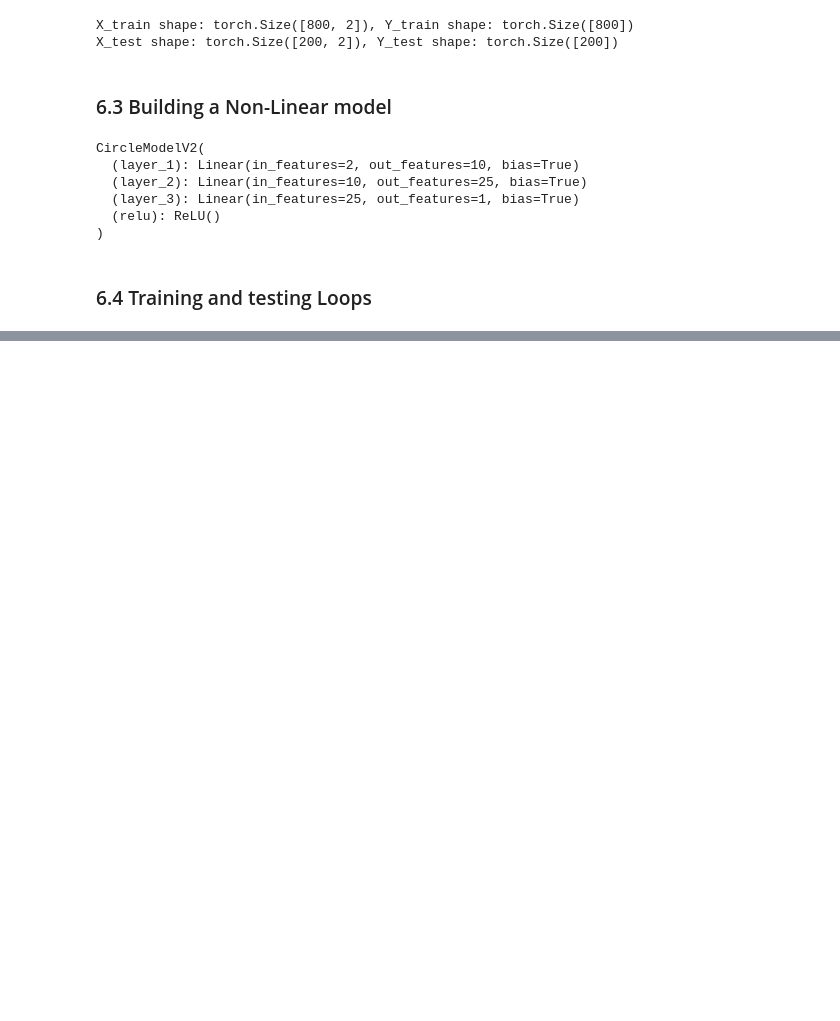
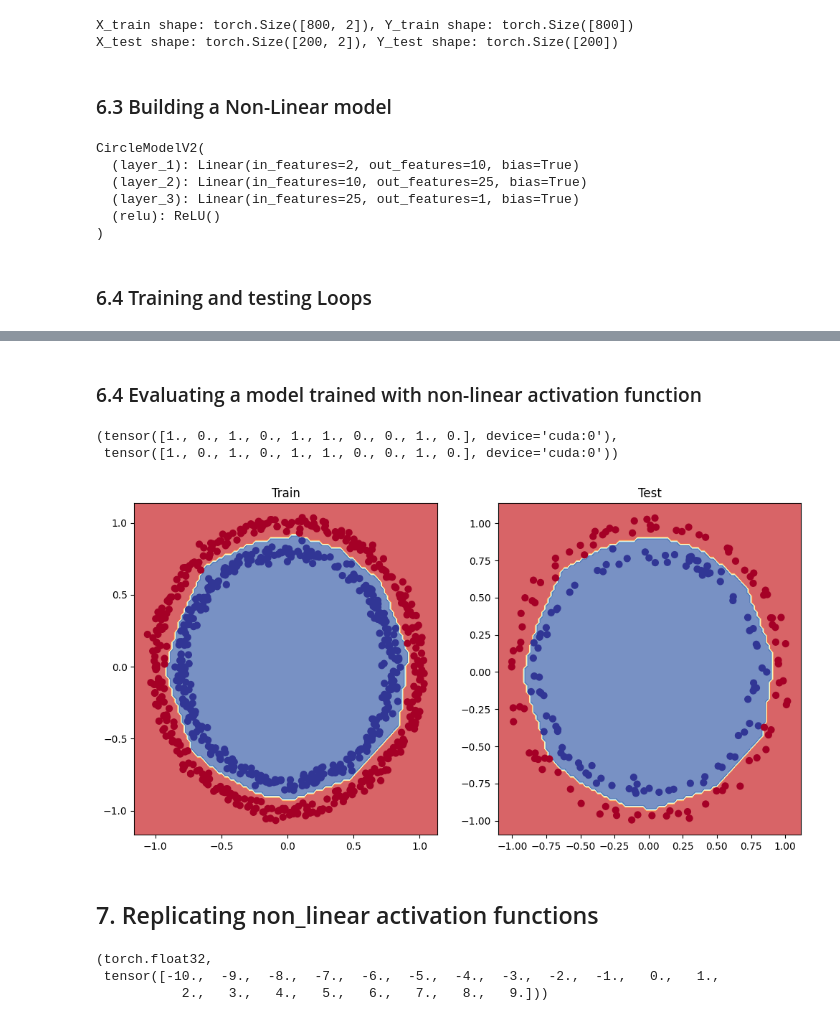
Before and after one commit to RohanVarmaP/Deep-Learning, a Jupyter notebook: 02_Neural_Network_classification.ipynb, the cells around one changed output, grey strips where cells are left out. Drawn from its saved outputs; the diff is of its cells as text; code cells hidden in the pictures; blank space fills up the shorter version.

Commit message:
### 6.4 Evaluating a model trained with non-linear activation function

```diff
--- a/02_Neural_Network_classification.ipynb
+++ b/02_Neural_Network_classification.ipynb
@@ -558,7 +558,7 @@ class CircleModelV2(nn.Module):
 model_V2_0=CircleModelV2().to(device)
 
 loss_fn=nn.BCEWithLogitsLoss()  # binary cross entropy with logits loss it has sigmoid activation function built in
-optimizer=torch.optim.SGD(params=model_V2_0.parameters(),lr=0.1)  # stochastic gradient descent optimizer
+optimizer=torch.optim.SGD(params=model_V2_0.parameters(),lr=0.18)  # stochastic gradient descent optimizer
 # Calculate the Accuracy- out of 100 examples, how many are correct?
 def accuracy_fn(y_true,y_pred):
     correct=torch.eq(y_true,y_pred).sum().item()
@@ -619,0 +620,32 @@ Epoch: 2000 | Train Loss: 0.02978 | Train Acc: 100.00% | Test Loss: 0.05644 | Te
+# %% [markdown]
+### 6.4 Evaluating a model trained with non-linear activation function
+# %%
+model_V2_0.eval()
+X_test=X_test.to(device)
+with torch.inference_mode():
+    Y_preds=torch.round(torch.sigmoid(model_V2_0(X_test))).squeeze()
+Y_preds[:10],Y_test[:10]
+# %% [output]
+(tensor([1., 0., 1., 0., 1., 1., 0., 0., 1., 0.], device='cuda:0'),
+ tensor([1., 0., 1., 0., 1., 1., 0., 0., 1., 0.], device='cuda:0'))
+# %%
+# plotting the predictions
+plt.figure(figsize=(12,6))
+plt.subplot(1,2,1)
+plt.title("Train")
+plot_decision_boundary(model_V2_0,X_train,Y_train)
+plt.subplot(1,2,2)
+plt.title("Test")
+plot_decision_boundary(model_V2_0,X_test,Y_test)
+# %% [output]
+[figure, added]
+# %% [markdown]
+## 7. Replicating non_linear activation functions
+# %%
+#Creating a tensor
+A=torch.arange(-10.0,10.0,1.0)
+A.dtype,A
+# %% [output]
+(torch.float32,
+ tensor([-10.,  -9.,  -8.,  -7.,  -6.,  -5.,  -4.,  -3.,  -2.,  -1.,   0.,   1.,
+           2.,   3.,   4.,   5.,   6.,   7.,   8.,   9.]))
```
Also changed, not shown: parts of 2 cells of this notebook.
